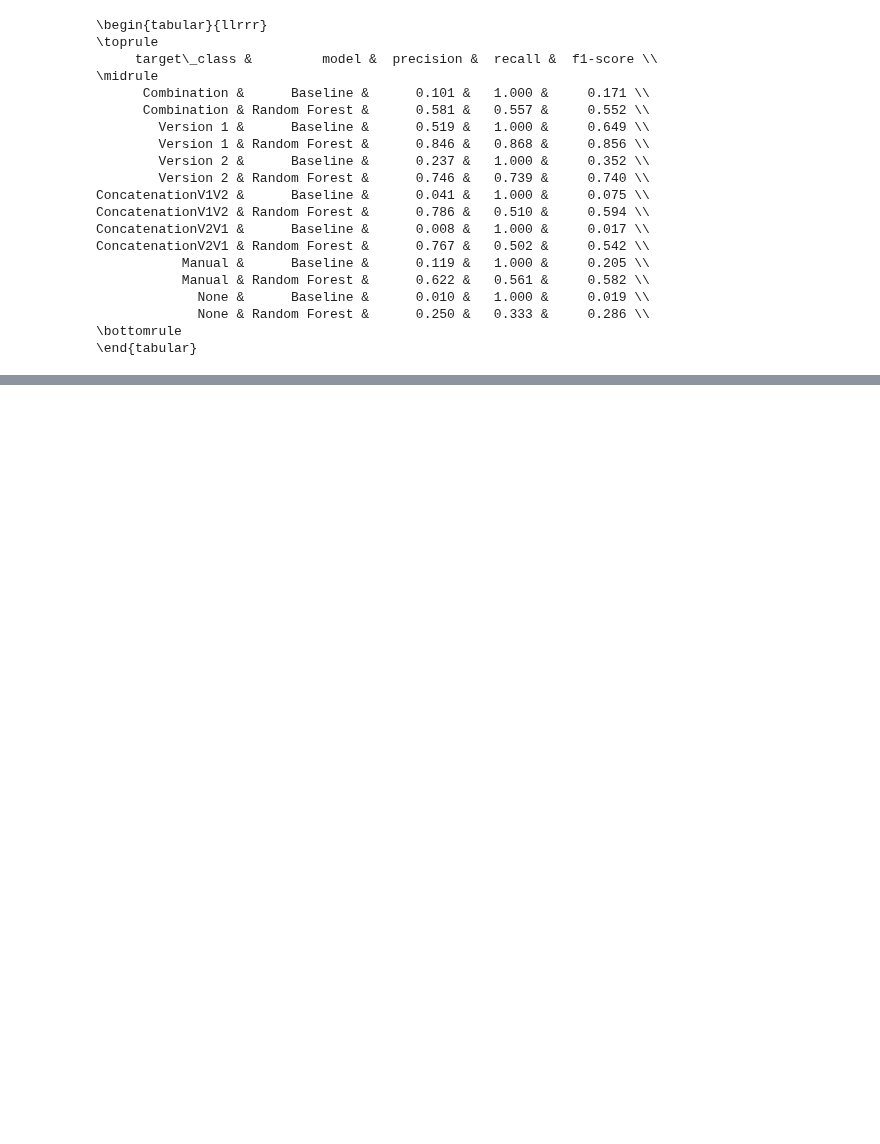
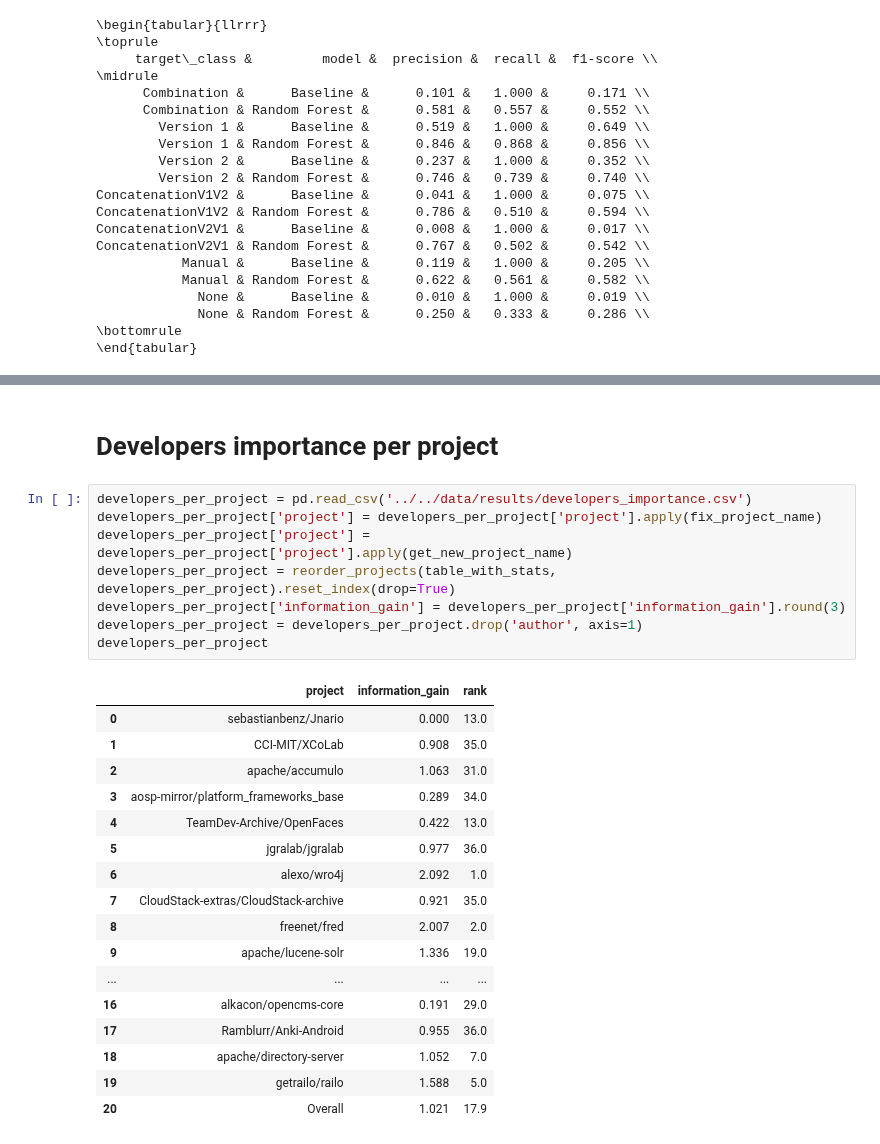
Before and after one commit to gems-uff/mestre, a Jupyter notebook: scripts/paper/tables.ipynb, the cells around one changed output, grey strips where cells are left out. Cells and saved outputs as stored; diff of their text form; blank space fills up the shorter version.

```diff
--- a/scripts/paper/tables.ipynb
+++ b/scripts/paper/tables.ipynb
@@ -691,0 +839,28 @@ ConcatenationV2V1 & Random Forest &      0.767 &   0.502 &     0.542 \\
+# %% [markdown]
+# Developers importance per project
+# %%
+developers_per_project = pd.read_csv('../../data/results/developers_importance.csv')
+developers_per_project['project'] = developers_per_project['project'].apply(fix_project_name)
+developers_per_project['project'] = developers_per_project['project'].apply(get_new_project_name)
+developers_per_project = reorder_projects(table_with_stats, developers_per_project).reset_index(drop=True)
+developers_per_project['information_gain'] = developers_per_project['information_gain'].round(3)
+developers_per_project = developers_per_project.drop('author', axis=1)
+developers_per_project
+# %% [output]
+|  | project | information_gain | rank |
+| 0 | sebastianbenz/Jnario | 0.000 | 13.0 |
+| 1 | CCI-MIT/XCoLab | 0.908 | 35.0 |
+| 2 | apache/accumulo | 1.063 | 31.0 |
+| 3 | aosp-mirror/platform_frameworks_base | 0.289 | 34.0 |
+| 4 | TeamDev-Archive/OpenFaces | 0.422 | 13.0 |
+| 5 | jgralab/jgralab | 0.977 | 36.0 |
+| 6 | alexo/wro4j | 2.092 | 1.0 |
+| 7 | CloudStack-extras/CloudStack-archive | 0.921 | 35.0 |
+| 8 | freenet/fred | 2.007 | 2.0 |
+| 9 | apache/lucene-solr | 1.336 | 19.0 |
+| ... | ... | ... | ... |
+| 16 | alkacon/opencms-core | 0.191 | 29.0 |
+| 17 | Ramblurr/Anki-Android | 0.955 | 36.0 |
+| 18 | apache/directory-server | 1.052 | 7.0 |
+| 19 | getrailo/railo | 1.588 | 5.0 |
+| 20 | Overall | 1.021 | 17.9 |
```
Also changed, not shown: parts of 16 cells of this notebook, 2 other files.
